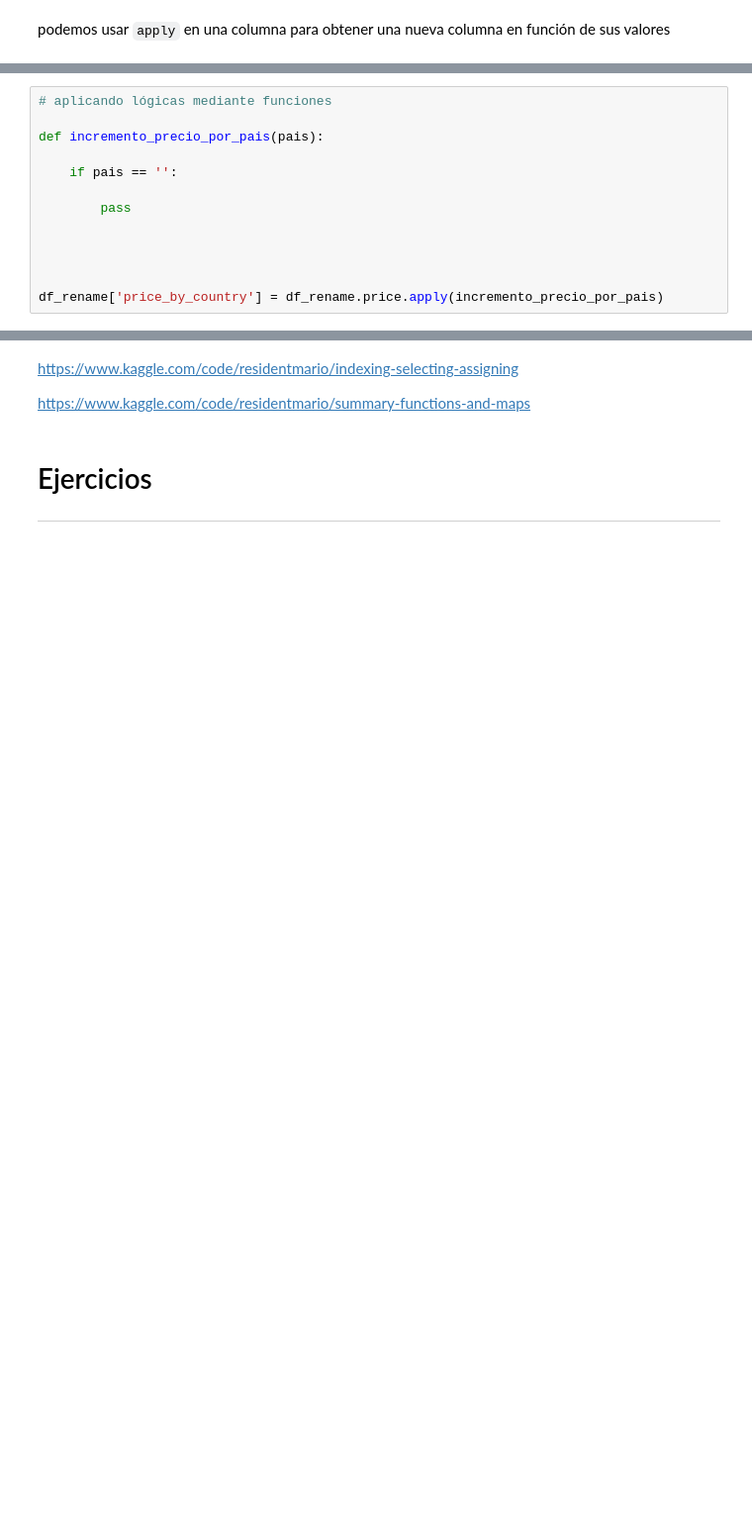
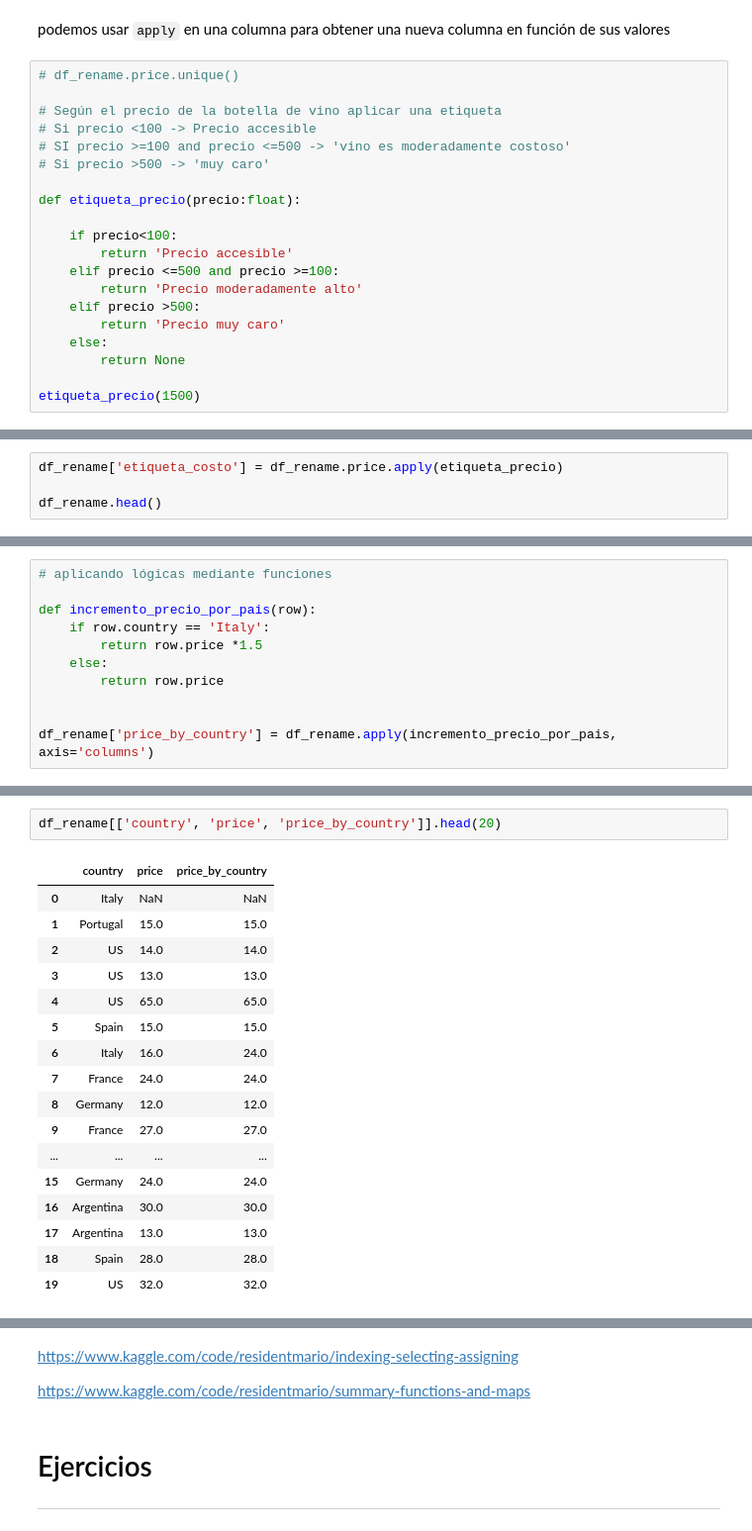
Before and after one commit to Anamar38/ProgramacionPython, a Jupyter notebook: Modulo5/2. ManipulacionBasicaDatos.ipynb, the cells around one changed output, grey strips where cells are left out. Shown at 99% size. Saved outputs shown, nothing was run; the diff lists cells and outputs as text; blank space fills up the shorter version.

```diff
--- a/Modulo5/2. ManipulacionBasicaDatos.ipynb
+++ b/Modulo5/2. ManipulacionBasicaDatos.ipynb
@@ -183,3 +201,23 @@ df_rename.head(6)
 | 5 | 5 | Spain | Blackberry and raspberry aromas s... | Ars In Vitro | 87 | 15.0 | Northern Spain | Navarra | NaN | ... |
 # %% [markdown]
 podemos usar `apply` en una columna para obtener una nueva columna en función de sus valores
+# %%
+# df_rename.price.unique()
+
+# Según el precio de la botella de vino aplicar una etiqueta
+# Si precio <100 -> Precio accesible
+# SI precio >=100 and precio <=500 -> 'vino es moderadamente costoso'
+# Si precio >500 -> 'muy caro'
+
+def etiqueta_precio(precio:float):
+
+    if precio<100:
+        return 'Precio accesible'
+    elif precio <=500 and precio >=100:
+        return 'Precio moderadamente alto'
+    elif precio >500:
+        return 'Precio muy caro'
+    else:
+        return None
+
+etiqueta_precio(1500)
@@ -185,0 +226,4 @@ podemos usar `apply` en una columna para obtener una nueva columna en función d
+# %%
+df_rename['etiqueta_costo'] = df_rename.price.apply(etiqueta_precio)
+
+df_rename.head()
@@ -186,13 +237,11 @@ podemos usar `apply` en una columna para obtener una nueva columna en función d
 # %%
 # aplicando lógicas mediante funciones
 
-def incremento_precio_por_pais(pais):
-
-    if pais == '':
-
-        pass
+def incremento_precio_por_pais(row):
+    if row.country == 'Italy':
+        return row.price *1.5
+    else:
+        return row.price
 
 
-
-
-df_rename['price_by_country'] = df_rename.price.apply(incremento_precio_por_pais)
+df_rename['price_by_country'] = df_rename.apply(incremento_precio_por_pais, axis='columns')
@@ -200,0 +248,20 @@ TypeError: Series.apply() missing 1 required positional argument: 'func'
+# %%
+df_rename[['country', 'price', 'price_by_country']].head(20)
+# %% [output]
+|  | country | price | price_by_country |
+| 0 | Italy | NaN | NaN |
+| 1 | Portugal | 15.0 | 15.0 |
+| 2 | US | 14.0 | 14.0 |
+| 3 | US | 13.0 | 13.0 |
+| 4 | US | 65.0 | 65.0 |
+| 5 | Spain | 15.0 | 15.0 |
+| 6 | Italy | 16.0 | 24.0 |
+| 7 | France | 24.0 | 24.0 |
+| 8 | Germany | 12.0 | 12.0 |
+| 9 | France | 27.0 | 27.0 |
+| ... | ... | ... | ... |
+| 15 | Germany | 24.0 | 24.0 |
+| 16 | Argentina | 30.0 | 30.0 |
+| 17 | Argentina | 13.0 | 13.0 |
+| 18 | Spain | 28.0 | 28.0 |
+| 19 | US | 32.0 | 32.0 |
```
Also changed, not shown: parts of 11 cells of this notebook, 12 other files.
